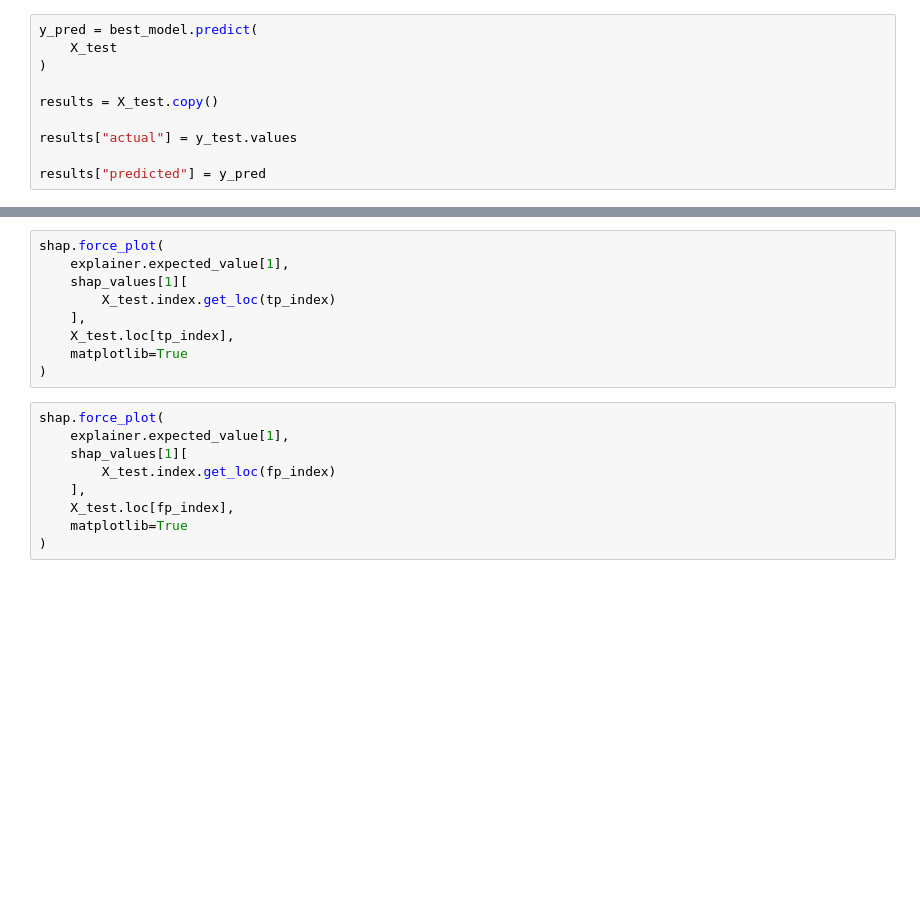
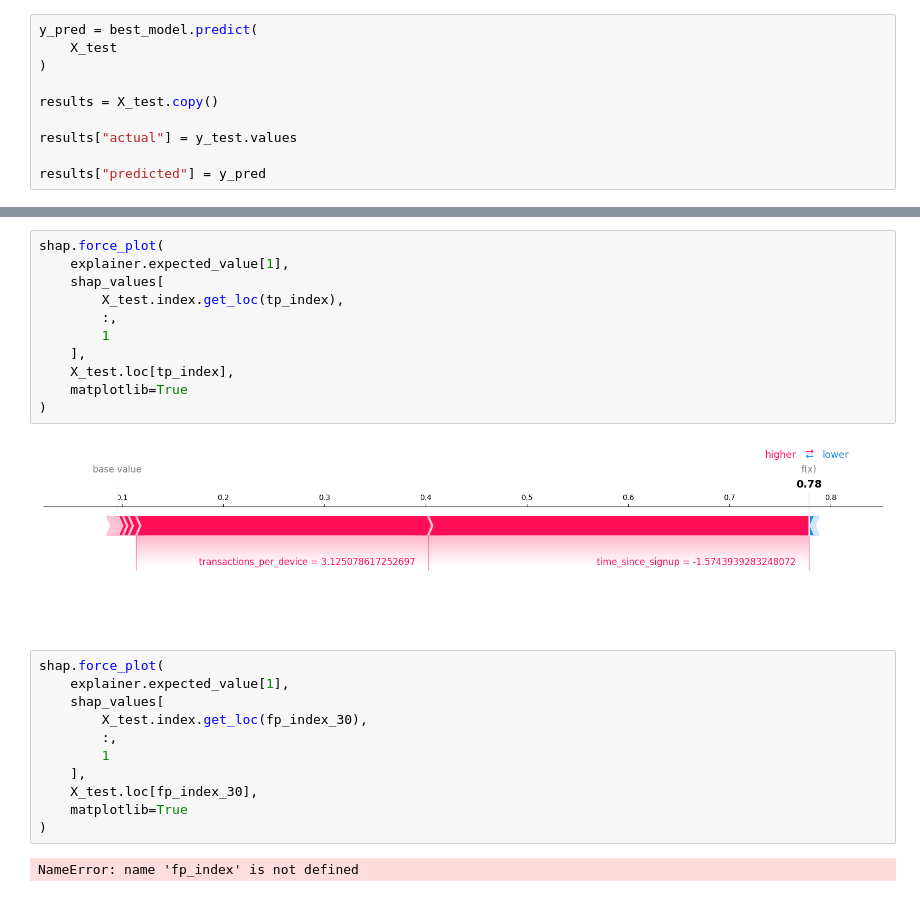
Before and after one commit to konesham2014/fraud-detection, a Jupyter notebook: notebooks/shap-explainability.ipynb, the cells around one changed output, grey strips where cells are left out. Drawn from its saved outputs; the diff is of its cells as text; blank space fills up the shorter version.

```diff
--- a/notebooks/shap-explainability.ipynb
+++ b/notebooks/shap-explainability.ipynb
@@ -139,18 +273,26 @@ fn_index
 # %%
 shap.force_plot(
     explainer.expected_value[1],
-    shap_values[1][
-        X_test.index.get_loc(tp_index)
+    shap_values[
+        X_test.index.get_loc(tp_index),
+        :,
+        1
     ],
     X_test.loc[tp_index],
     matplotlib=True
 )
+# %% [output]
+[figure, added]
 # %%
 shap.force_plot(
     explainer.expected_value[1],
-    shap_values[1][
-        X_test.index.get_loc(fp_index)
+    shap_values[
+        X_test.index.get_loc(fp_index_30),
+        :,
+        1
     ],
-    X_test.loc[fp_index],
+    X_test.loc[fp_index_30],
     matplotlib=True
 )
+# %% [output]
+NameError: name 'fp_index' is not defined
```
Also changed, not shown: parts of 23 cells of this notebook, 11 other files.
